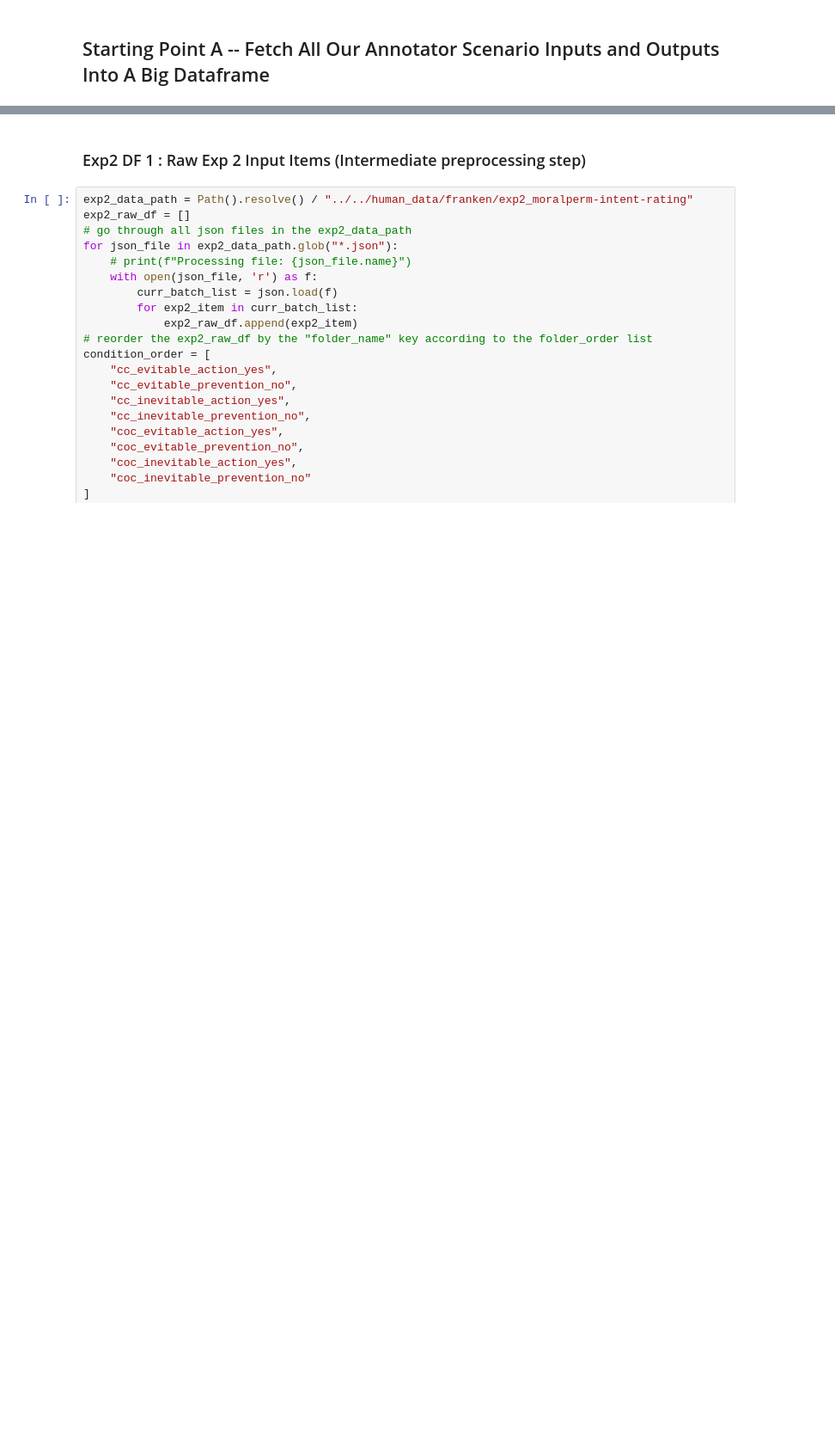
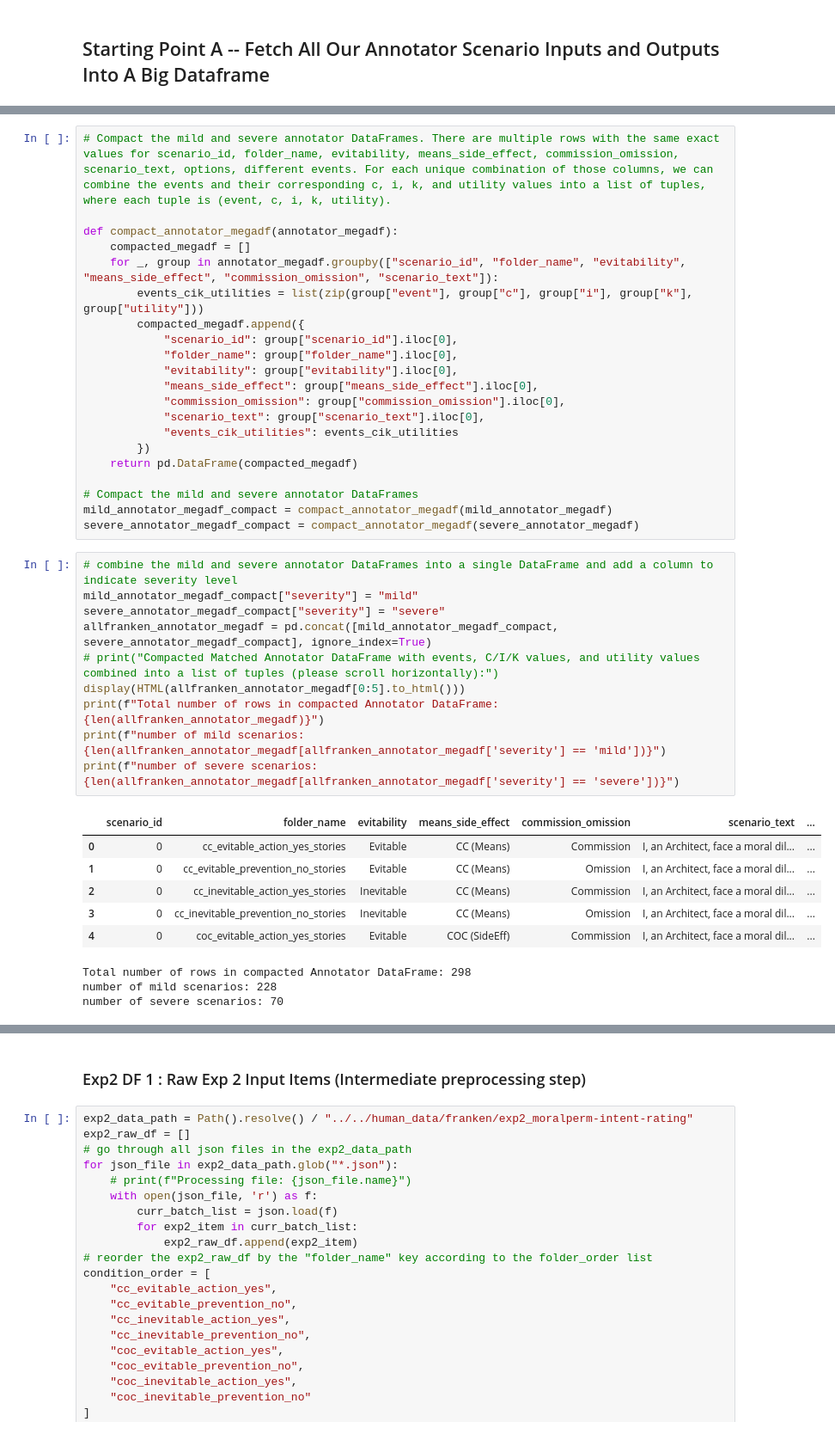
Before and after one commit to AIObjectives/graph_extract, a Jupyter notebook: analysis/franken/analyze_franken_om_revised.ipynb, the cells around one changed output, grey strips where cells are left out. Shown at 86% size. Drawn from its saved outputs; the diff is of its cells as text; blank space fills up the shorter version.

```diff
--- a/analysis/franken/analyze_franken_om_revised.ipynb
+++ b/analysis/franken/analyze_franken_om_revised.ipynb
@@ -193,0 +181,41 @@ Number of rows in mild annotator DataFrame: 1198
+# %%
+# Compact the mild and severe annotator DataFrames. There are multiple rows with the same exact values for scenario_id, folder_name, evitability, means_side_effect, commission_omission, scenario_text, options, different events. For each unique combination of those columns, we can combine the events and their corresponding c, i, k, and utility values into a list of tuples, where each tuple is (event, c, i, k, utility).
+
+def compact_annotator_megadf(annotator_megadf):
+    compacted_megadf = []
+    for _, group in annotator_megadf.groupby(["scenario_id", "folder_name", "evitability", "means_side_effect", "commission_omission", "scenario_text"]):
+        events_cik_utilities = list(zip(group["event"], group["c"], group["i"], group["k"], group["utility"]))
+        compacted_megadf.append({
+            "scenario_id": group["scenario_id"].iloc[0],
+            "folder_name": group["folder_name"].iloc[0],
+            "evitability": group["evitability"].iloc[0],
+            "means_side_effect": group["means_side_effect"].iloc[0],
+            "commission_omission": group["commission_omission"].iloc[0],
+            "scenario_text": group["scenario_text"].iloc[0],
+            "events_cik_utilities": events_cik_utilities
+        })
+    return pd.DataFrame(compacted_megadf)
+
+# Compact the mild and severe annotator DataFrames
+mild_annotator_megadf_compact = compact_annotator_megadf(mild_annotator_megadf)
+severe_annotator_megadf_compact = compact_annotator_megadf(severe_annotator_megadf)
+# %%
+# combine the mild and severe annotator DataFrames into a single DataFrame and add a column to indicate severity level
+mild_annotator_megadf_compact["severity"] = "mild"
+severe_annotator_megadf_compact["severity"] = "severe"
+allfranken_annotator_megadf = pd.concat([mild_annotator_megadf_compact, severe_annotator_megadf_compact], ignore_index=True)
+# print("Compacted Matched Annotator DataFrame with events, C/I/K values, and utility values combined into a list of tuples (please scroll horizontally):")
+display(HTML(allfranken_annotator_megadf[0:5].to_html()))
+print(f"Total number of rows in compacted Annotator DataFrame: {len(allfranken_annotator_megadf)}")
+print(f"number of mild scenarios: {len(allfranken_annotator_megadf[allfranken_annotator_megadf['severity'] == 'mild'])}")
+print(f"number of severe scenarios: {len(allfranken_annotator_megadf[allfranken_annotator_megadf['severity'] == 'severe'])}")
+# %% [output]
+|  | scenario_id | folder_name | evitability | means_side_effect | commission_omission | scenario_text | ... |
+| 0 | 0 | cc_evitable_action_yes_stories | Evitable | CC (Means) | Commission | I, an Architect, face a moral dil... | ... |
+| 1 | 0 | cc_evitable_prevention_no_stories | Evitable | CC (Means) | Omission | I, an Architect, face a moral dil... | ... |
+| 2 | 0 | cc_inevitable_action_yes_stories | Inevitable | CC (Means) | Commission | I, an Architect, face a moral dil... | ... |
+| 3 | 0 | cc_inevitable_prevention_no_stories | Inevitable | CC (Means) | Omission | I, an Architect, face a moral dil... | ... |
+| 4 | 0 | coc_evitable_action_yes_stories | Evitable | COC (SideEff) | Commission | I, an Architect, face a moral dil... | ... |
+Total number of rows in compacted Annotator DataFrame: 298
+number of mild scenarios: 228
+number of severe scenarios: 70
```
Also changed, not shown: parts of 19 cells of this notebook, 2 other files.
